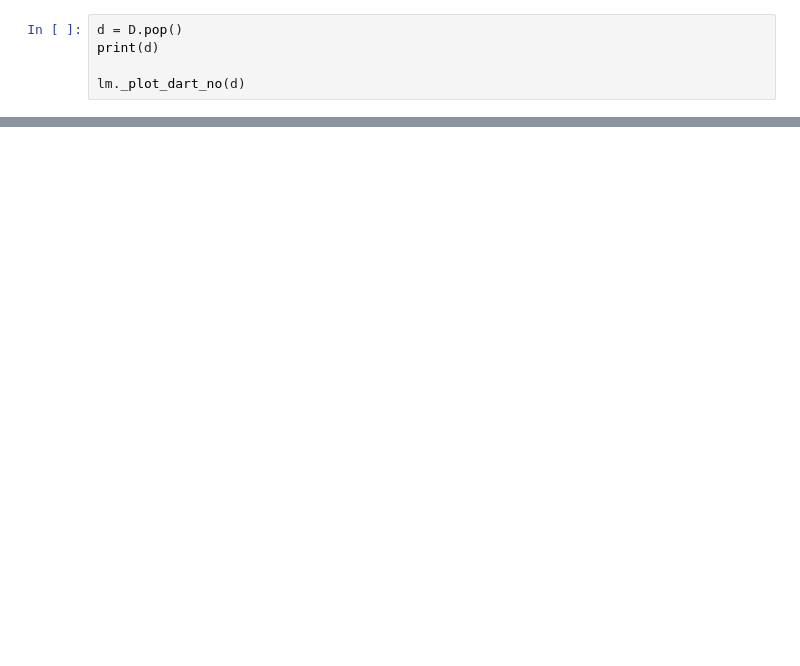
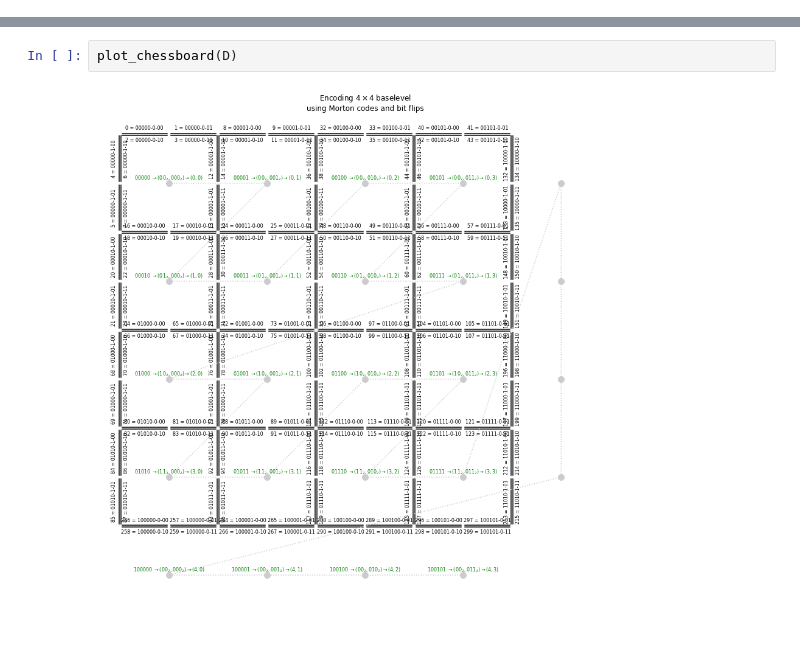
Before and after one commit to napolanocarmine/Thesis_Project, a Jupyter notebook: test_label_map.ipynb, the cells around one changed output, grey strips where cells are left out. Drawn from its saved outputs; the diff is of its cells as text; blank space fills up the shorter version.

Commit message:
finally, implemented chessboard plot

```diff
--- a/test_label_map.ipynb
+++ b/test_label_map.ipynb
@@ -11,5 +16,0 @@ AttributeError: 'LabelMap' object has no attribute '_dart_polyline'
-# %%
-d = D.pop()
-print(d)
-
-lm._plot_dart_no(d)
@@ -18,0 +198,4 @@ lm._plot_dart_no(d)
+# %%
+plot_chessboard(D)
+# %% [output]
+[figure, added]
```
Also changed, not shown: parts of 30 cells of this notebook, 14 other files.
